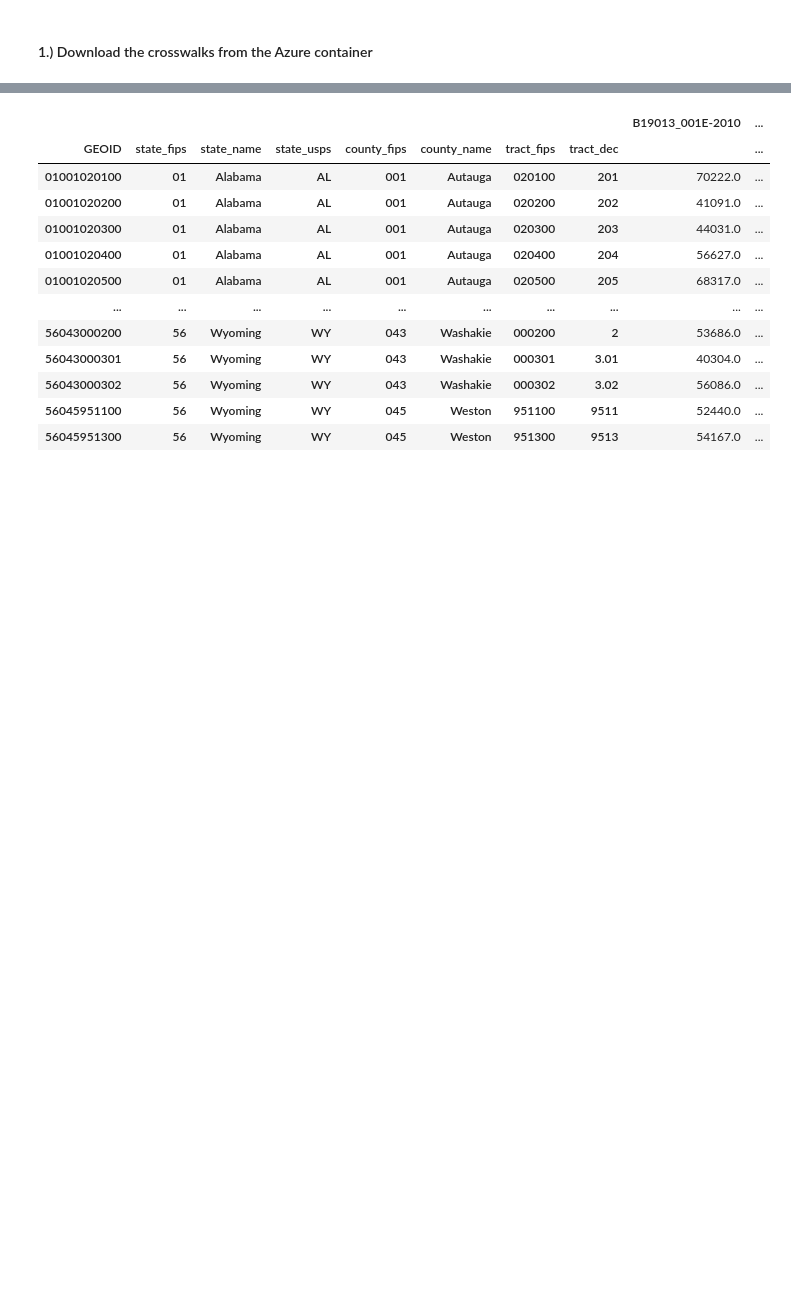
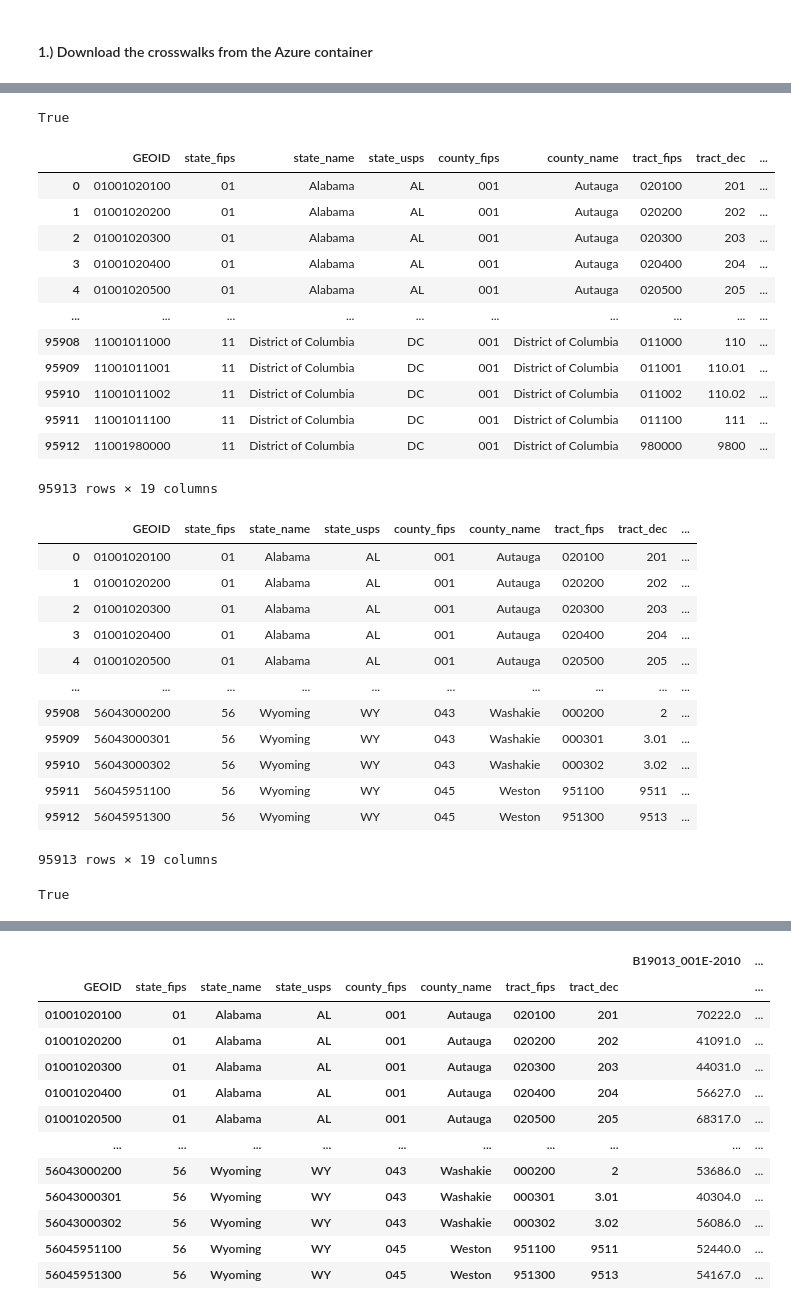
Before and after one commit to de-data-lab/census-tract-redistricting, a Jupyter notebook: example-use-notebook.ipynb, the cells around one changed output, grey strips where cells are left out. Cells and saved outputs as stored; diff of their text form; code cells hidden in the pictures; blank space fills up the shorter version.

```diff
--- a/example-use-notebook.ipynb
+++ b/example-use-notebook.ipynb
@@ -101,0 +93,45 @@ NAME, B19013_001E, state, county, tract, year, state_usps
+# %%
+a = wide_df.reset_index()
+
+dataframes = []
+for state_name in a['state_name'].unique():
+    state_df = a[a['state_name'] == state_name]
+    dataframes.append(state_df)
+b = pd.concat(dataframes, ignore_index=True)
+
+a.equals(b)
+# %% [output]
+True
+# %%
+display(b,a)
+# %% [output]
+|  | GEOID | state_fips | state_name | state_usps | county_fips | county_name | tract_fips | tract_dec | ... |
+| 0 | 01001020100 | 01 | Alabama | AL | 001 | Autauga | 020100 | 201 | ... |
+| 1 | 01001020200 | 01 | Alabama | AL | 001 | Autauga | 020200 | 202 | ... |
+| 2 | 01001020300 | 01 | Alabama | AL | 001 | Autauga | 020300 | 203 | ... |
+| 3 | 01001020400 | 01 | Alabama | AL | 001 | Autauga | 020400 | 204 | ... |
+| 4 | 01001020500 | 01 | Alabama | AL | 001 | Autauga | 020500 | 205 | ... |
+| ... | ... | ... | ... | ... | ... | ... | ... | ... | ... |
+| 95908 | 11001011000 | 11 | District of Columbia | DC | 001 | District of Columbia | 011000 | 110 | ... |
+| 95909 | 11001011001 | 11 | District of Columbia | DC | 001 | District of Columbia | 011001 | 110.01 | ... |
+| 95910 | 11001011002 | 11 | District of Columbia | DC | 001 | District of Columbia | 011002 | 110.02 | ... |
+| 95911 | 11001011100 | 11 | District of Columbia | DC | 001 | District of Columbia | 011100 | 111 | ... |
+| 95912 | 11001980000 | 11 | District of Columbia | DC | 001 | District of Columbia | 980000 | 9800 | ... |
+95913 rows × 19 columns
+|  | GEOID | state_fips | state_name | state_usps | county_fips | county_name | tract_fips | tract_dec | ... |
+| 0 | 01001020100 | 01 | Alabama | AL | 001 | Autauga | 020100 | 201 | ... |
+| 1 | 01001020200 | 01 | Alabama | AL | 001 | Autauga | 020200 | 202 | ... |
+| 2 | 01001020300 | 01 | Alabama | AL | 001 | Autauga | 020300 | 203 | ... |
+| 3 | 01001020400 | 01 | Alabama | AL | 001 | Autauga | 020400 | 204 | ... |
+| 4 | 01001020500 | 01 | Alabama | AL | 001 | Autauga | 020500 | 205 | ... |
+| ... | ... | ... | ... | ... | ... | ... | ... | ... | ... |
+| 95908 | 56043000200 | 56 | Wyoming | WY | 043 | Washakie | 000200 | 2 | ... |
+| 95909 | 56043000301 | 56 | Wyoming | WY | 043 | Washakie | 000301 | 3.01 | ... |
+| 95910 | 56043000302 | 56 | Wyoming | WY | 043 | Washakie | 000302 | 3.02 | ... |
+| 95911 | 56045951100 | 56 | Wyoming | WY | 045 | Weston | 951100 | 9511 | ... |
+| 95912 | 56045951300 | 56 | Wyoming | WY | 045 | Weston | 951300 | 9513 | ... |
+95913 rows × 19 columns
+# %%
+(pd.merge(a, b, how='inner')).equals(a)
+# %% [output]
+True
```
Also changed, not shown: parts of 5 cells of this notebook, 1 other file.
